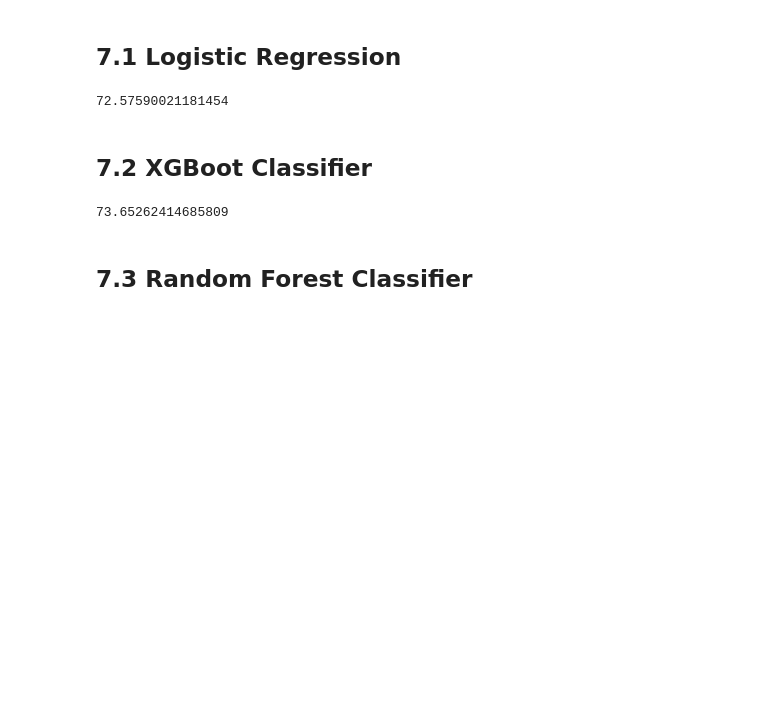
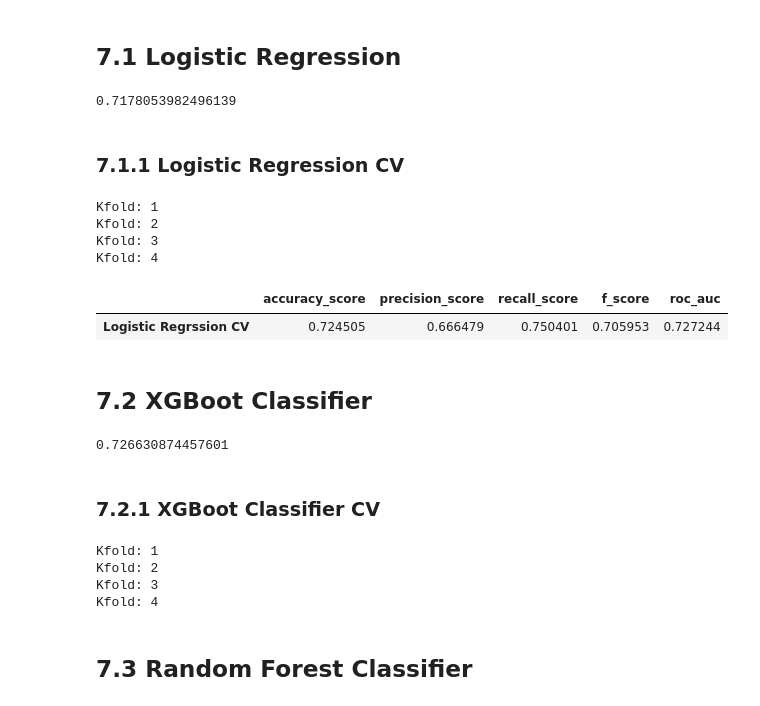
Before and after one commit to RoneyDev7/Cardio_Catch_Disease, a Jupyter notebook: 01-frn_cardio_catch_dieses.ipynb, the cells around one changed output. Drawn from its saved outputs; the diff is of its cells as text; code cells hidden in the pictures; blank space fills up the shorter version.

Commit message:
finished cross validation

```diff
--- a/01-frn_cardio_catch_dieses.ipynb
+++ b/01-frn_cardio_catch_dieses.ipynb
@@ -511,10 +485,23 @@ lr = LogisticRegression().fit(X_train, y_train)
 
 yhat_lr = lr.predict(X_test)
 
-model_log_reg = model_acurracy('Logistic_Regression', yhat_lr, y_test)
+model_log_reg = accuracy_score(yhat_lr, y_test)
 model_log_reg
 # %% [output]
-72.57590021181454
+0.7178053982496139
+# %% [markdown]
+### 7.1.1 Logistic Regression CV
+# %%
+lr = LogisticRegression()
+lr_cv = cross_valid_model(model_name = 'Logistic Regrssion CV',model = lr, X = X, y = y, X_size=0.75)
+lr_cv
+# %% [output]
+Kfold: 1
+Kfold: 2
+Kfold: 3
+Kfold: 4
+|  | accuracy_score | precision_score | recall_score | f_score | roc_auc |
+| Logistic Regrssion CV | 0.724505 | 0.666479 | 0.750401 | 0.705953 | 0.727244 |
 # %% [markdown]
 ## 7.2 XGBoot Classifier
 # %%
@@ -526,10 +513,25 @@ xgb_class = xgb.XGBClassifier(learning_rate = 0.00292,
 
 yhat_xbg = xgb_class.predict(X_test)
 
-model_xgb_class = model_acurracy('XGBClassifier', yhat_xbg, y_test)
+model_xgb_class = accuracy_score(yhat_xbg, y_test)
 model_xgb_class
 # %% [output]
-73.65262414685809
+0.726630874457601
+# %% [markdown]
+### 7.2.1 XGBoot Classifier CV
+# %%
+xgb_class = xgb.XGBClassifier(learning_rate = 0.00292,
+                              n_estimators = 2900,
+                              max_depth= 7,
+                              random_state=13)
+
+xgb_cv = cross_valid_model(model_name = 'XGBClassifier CV', model = xgb_class, X = X, y = y, X_size=0.75)
+xgb_cv
+# %% [output]
+Kfold: 1
+Kfold: 2
+Kfold: 3
+Kfold: 4
 # %% [markdown]
 ## 7.3 Random Forest Classifier
 # %%
```
Also changed, not shown: parts of 24 cells of this notebook.
